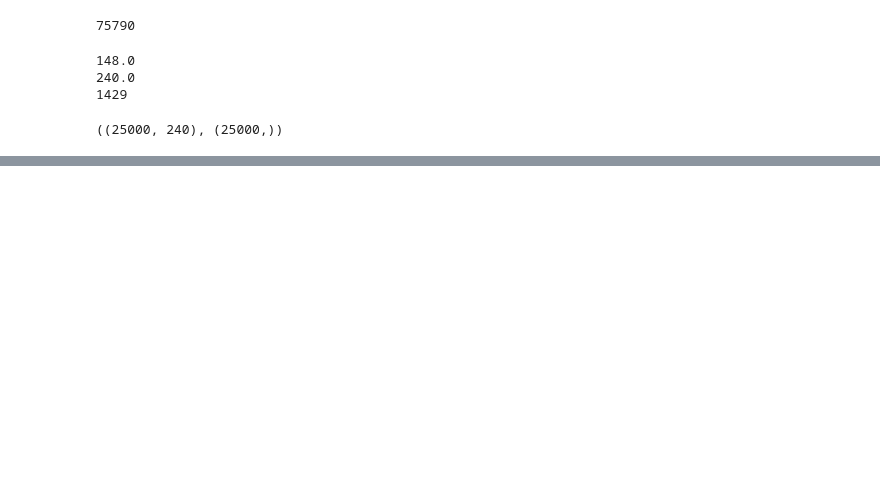
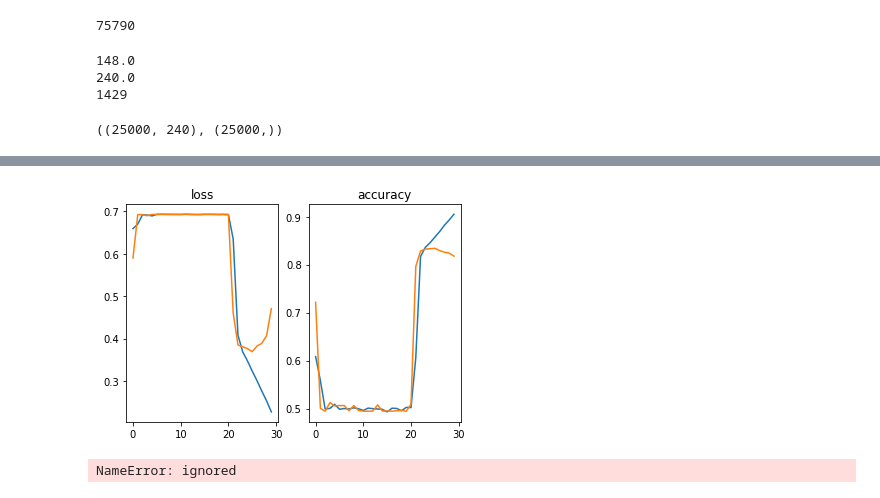
Before and after one commit to chi-hun/kaggle, a Jupyter notebook: Bag_of_Words_Meets_Bags_of_Popcorn.ipynb, the cells around one changed output, grey strips where cells are left out. Cells and saved outputs as stored; diff of their text form; code cells hidden in the pictures; blank space fills up the shorter version.

```diff
--- a/Bag_of_Words_Meets_Bags_of_Popcorn.ipynb
+++ b/Bag_of_Words_Meets_Bags_of_Popcorn.ipynb
@@ -498,0 +726,21 @@ KeyboardInterrupt: ignored
+# %%
+maxlen = 240
+input_dim = 75790
+def model_make3():
+    inputs = layers.Input(shape = maxlen)
+    x = layers.Embedding(input_dim=input_dim,output_dim=300, weights=[embadding_matrix],input_length=maxlen, trainable=False)(inputs)
+    x = layers.LSTM(300, return_sequences=True)(x)
+    # x = layers.LSTM(300)(x)
+    x = layers.Dropout(0.4)(x)
+    x = layers.Dense(300, activation='tanh')(x)
+    x = layers.Dropout(0.2)(x)
+    x = layers.Dense(128, activation='relu')(x)
+    x = layers.Dropout(0.2)(x)
+    x = layers.Dense(64, activation='relu')(x)
+    outputs = layers.Dense(1, activation='sigmoid')(x)
+
+    model = tf.keras.Model(inputs, outputs)
+    return model
+# %%
+model = model_make3()
+model.summary()
@@ -498,0 +765,5 @@ KeyboardInterrupt: ignored
+# %%
+model.compile(optimizer='adam', loss=tf.keras.losses.BinaryCrossentropy(), metrics=['accuracy'])
+# %%
+with tf.device('/GPU:0'):
+    his = model.fit(x_train5, y_train, epochs=30, validation_split=0.2)
@@ -498,0 +788,12 @@ KeyboardInterrupt: ignored
+# %%
+plt.subplot(1,2,1)
+plt.title('loss')
+plt.plot(his.history['loss'])
+plt.plot(his.history['val_loss'])
+plt.subplot(1,2,2)
+plt.title('accuracy')
+plt.plot(his.history['accuracy'])
+plt.plot(his.history['val_accuracy'])
+plt.show()
+# %% [output]
+[figure, added]
@@ -498,0 +805,4 @@ KeyboardInterrupt: ignored
+# %%
+pree.shape
+# %% [output]
+NameError: ignored
```
Also changed, not shown: parts of 61 cells of this notebook.
